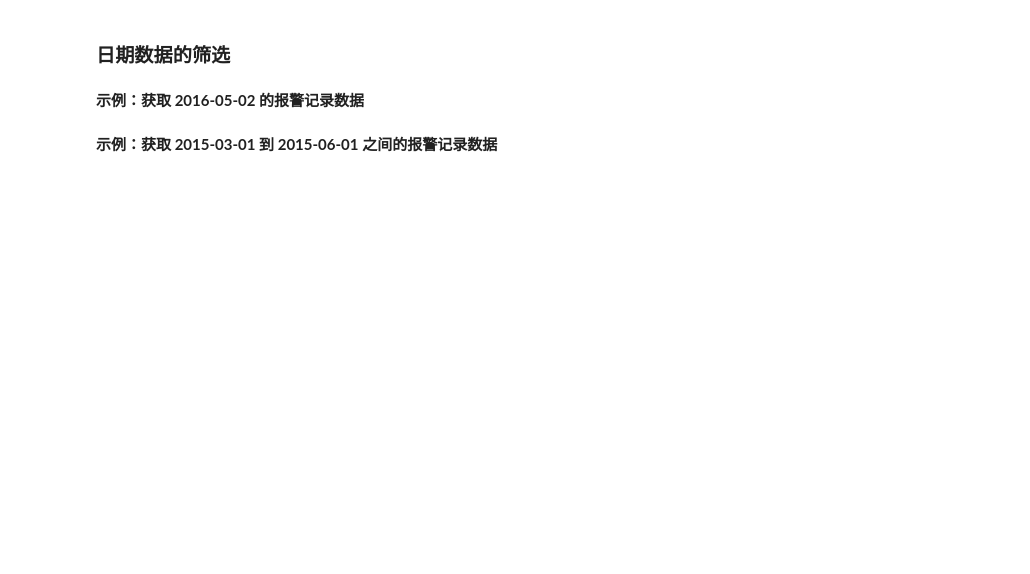
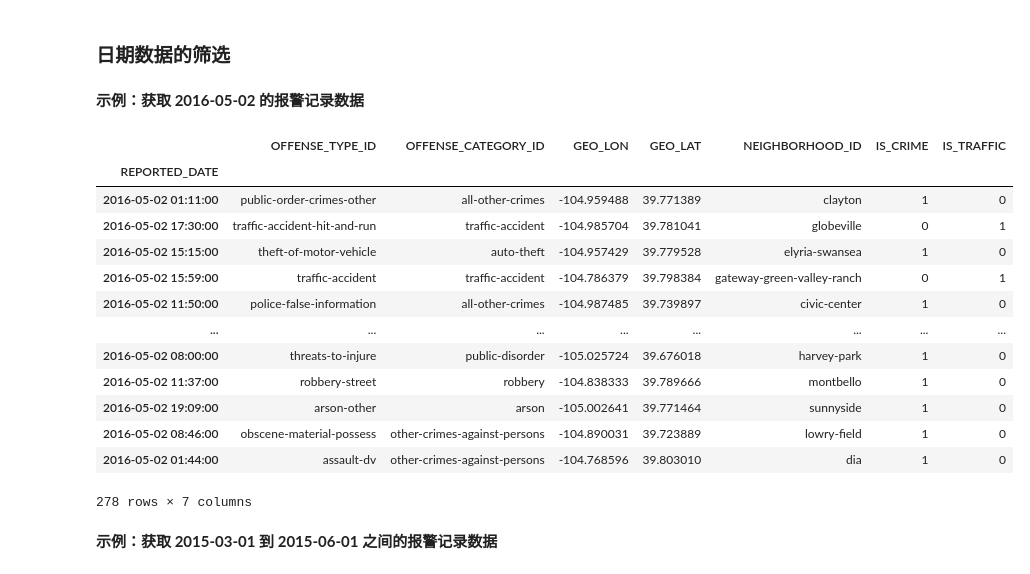
Before and after one commit to JohnChow96927/python-bigdata, a Jupyter notebook: Pandas/day2_220120_查询&数据类型&缺失值/03-Pandas数据类型.ipynb, the cells around one changed output. Drawn from its saved outputs; the diff is of its cells as text; code cells hidden in the pictures; blank space fills up the shorter version.

```diff
--- a/Pandas/day2_220120_查询&数据类型&缺失值/03-Pandas数据类型.ipynb
+++ b/Pandas/day2_220120_查询&数据类型&缺失值/03-Pandas数据类型.ipynb
@@ -366,5 +786,22 @@ memory usage: 9.2+ KB
 ### 日期数据的筛选
 # %% [markdown]
 **示例：获取 2016-05-02 的报警记录数据**
+# %%
+crime.loc['2016-05-02']
+# %% [output]
+|  | OFFENSE_TYPE_ID | OFFENSE_CATEGORY_ID | GEO_LON | GEO_LAT | NEIGHBORHOOD_ID | IS_CRIME | IS_TRAFFIC |
+| REPORTED_DATE |  |  |  |  |  |  |  |
+| 2016-05-02 01:11:00 | public-order-crimes-other | all-other-crimes | -104.959488 | 39.771389 | clayton | 1 | 0 |
+| 2016-05-02 17:30:00 | traffic-accident-hit-and-run | traffic-accident | -104.985704 | 39.781041 | globeville | 0 | 1 |
+| 2016-05-02 15:15:00 | theft-of-motor-vehicle | auto-theft | -104.957429 | 39.779528 | elyria-swansea | 1 | 0 |
+| 2016-05-02 15:59:00 | traffic-accident | traffic-accident | -104.786379 | 39.798384 | gateway-green-valley-ranch | 0 | 1 |
+| 2016-05-02 11:50:00 | police-false-information | all-other-crimes | -104.987485 | 39.739897 | civic-center | 1 | 0 |
+| ... | ... | ... | ... | ... | ... | ... | ... |
+| 2016-05-02 08:00:00 | threats-to-injure | public-disorder | -105.025724 | 39.676018 | harvey-park | 1 | 0 |
+| 2016-05-02 11:37:00 | robbery-street | robbery | -104.838333 | 39.789666 | montbello | 1 | 0 |
+| 2016-05-02 19:09:00 | arson-other | arson | -105.002641 | 39.771464 | sunnyside | 1 | 0 |
+| 2016-05-02 08:46:00 | obscene-material-possess | other-crimes-against-persons | -104.890031 | 39.723889 | lowry-field | 1 | 0 |
+| 2016-05-02 01:44:00 | assault-dv | other-crimes-against-persons | -104.768596 | 39.803010 | dia | 1 | 0 |
+278 rows × 7 columns
 # %% [markdown]
 **示例：获取 2015-03-01 到 2015-06-01 之间的报警记录数据**
```
Also changed, not shown: parts of 45 cells of this notebook, 53 other files.
